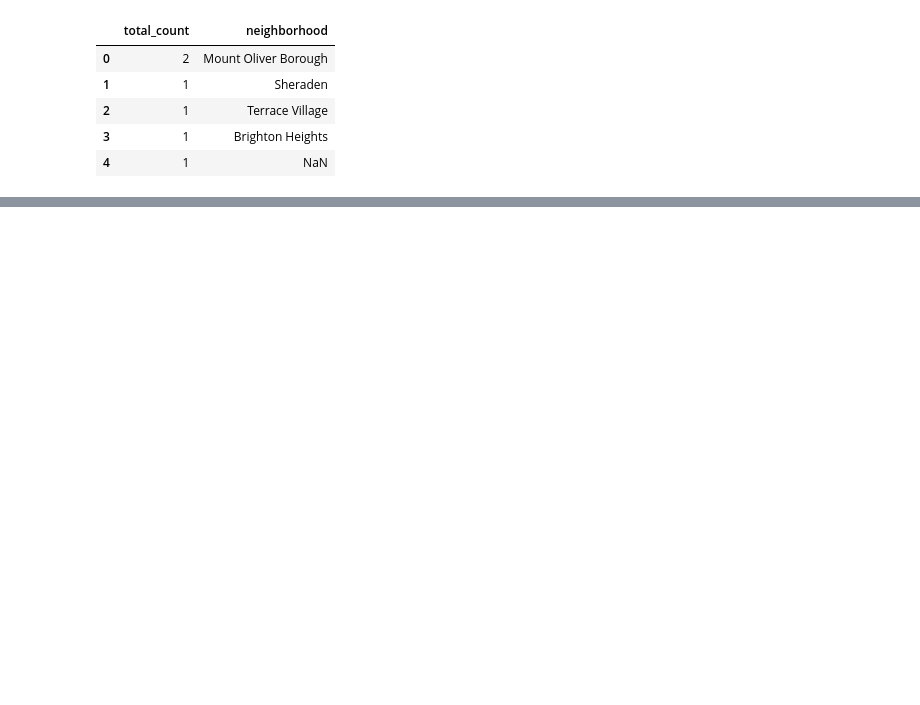
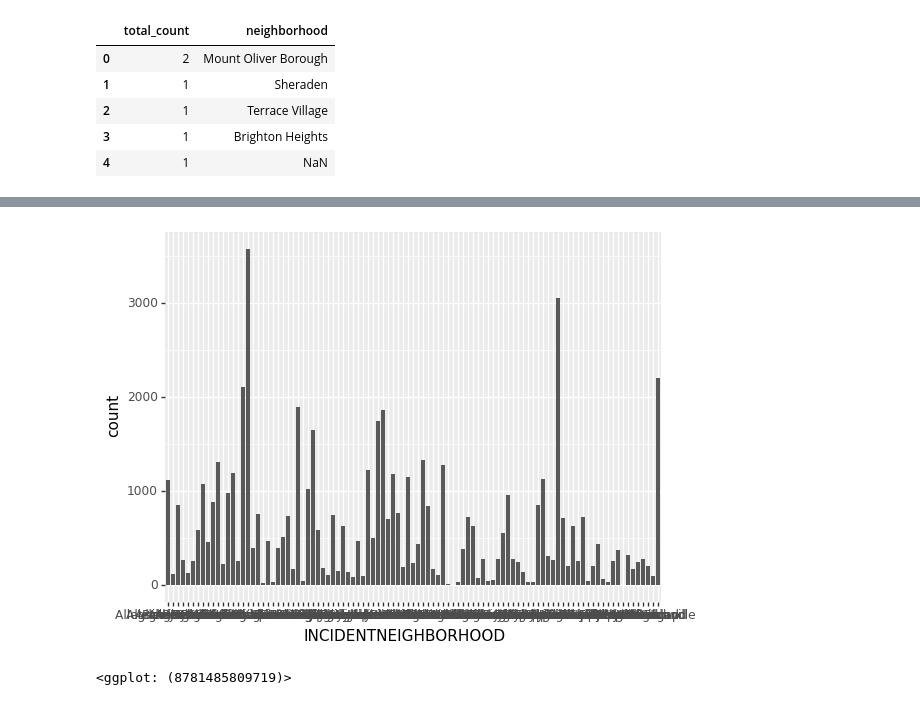
Before and after one commit to arimagnolia/cmpinf_final_project, a Jupyter notebook: david-poling.ipynb, the cells around one changed output, grey strips where cells are left out. Drawn from its saved outputs; the diff is of its cells as text; code cells hidden in the pictures; blank space fills up the shorter version.

```diff
--- a/david-poling.ipynb
+++ b/david-poling.ipynb
@@ -56,0 +172,6 @@ total_seizures.plot(kind = "barh", y = "total_count", figsize = (20,20))
+# %%
+#(ggplot(arrest_data, aes("X","Y"))+geom_point(aes(color = "INCIDENTNEIGHBORHOOD")))
+(ggplot(arrest_data, aes("INCIDENTNEIGHBORHOOD"))+geom_bar(aes(color="AGE")))
+# %% [output]
+[figure, added]
+<ggplot: (8781485809719)>
```
Also changed, not shown: parts of 15 cells of this notebook, 4 other files.
